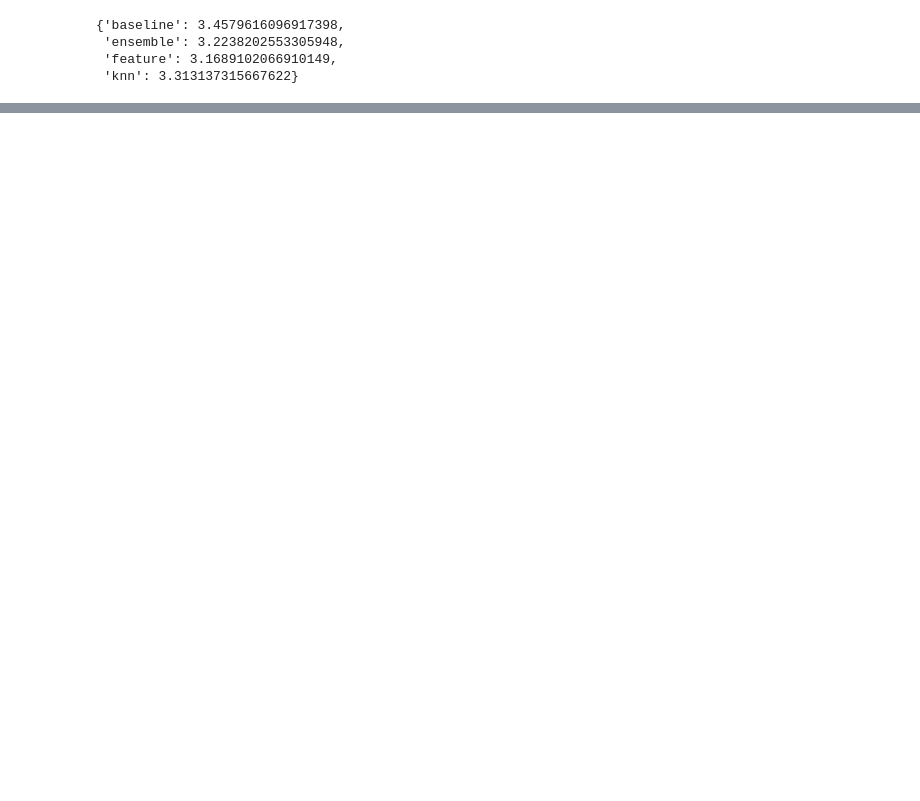
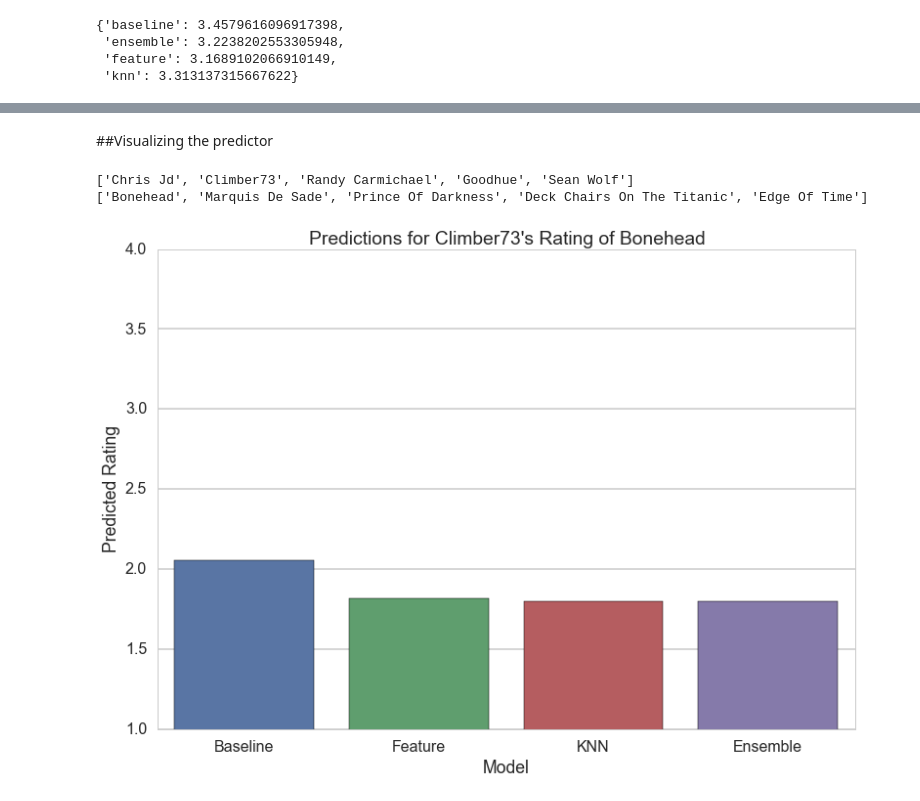
Before and after one commit to nolefp/cs109-final-project, a Jupyter notebook: All Classifiers and Ensemble.ipynb, the cells around one changed output, grey strips where cells are left out. Drawn from its saved outputs; the diff is of its cells as text; code cells hidden in the pictures; blank space fills up the shorter version.

```diff
--- a/All Classifiers and Ensemble.ipynb
+++ b/All Classifiers and Ensemble.ipynb
@@ -727,0 +828,11 @@ with open('predictions_all.json', 'w') as outfile:
+# %%
+allpossibledict_names = {}
+for user, dict1 in allpossibledict.iteritems():
+    subdict = {}
+    for climb, dict2 in dict1.iteritems():
+        subdict.update({climbIDtoName[climb]: dict2})
+    allpossibledict_names.update({userIDtoName[user]: subdict})
+# %%
+usernamelist = allpossibledict_names.keys()
+# %%
+climbnamelist = allpossibledict_names[usernamelist[0]].keys()
@@ -727,0 +848,23 @@ with open('predictions_all.json', 'w') as outfile:
+# %% [markdown]
+##Visualizing the predictor
+# %%
+def getclimbprediction(user, climb, ax=None):
+    if user not in usernamelist:
+        print "Error: Eser not found.  Please enter a valid username."
+    elif climb not in climbnamelist:
+        print "Error: Climb not found.  Please enter a valid climb name."
+    else:
+        datadict = allpossibledict_names[user][climb]
+        datalist = [['Baseline', datadict['baseline']], ['Feature', datadict['feature']], ['KNN', datadict['knn']], ['Ensemble', datadict['ensemble']]]
+        data = pd.DataFrame(datalist)
+        data.columns = ['Model', 'Prediction']
+        if ax == None:
+            sns.barplot(x="Model", y="Prediction", data=data)
+            plt.ylim((1,4))
+            plt.ylabel(("Predicted Rating"))
+            plt.title(("Predictions for " + user + "'s Rating of " + climb))
+        else:
+            sns.barplot(x="Model", y="Prediction", data=data, ax=ax)
+            ax.set_ylim((1,4))
+            ax.set_ylabel(("Predicted Rating"))
+            ax.set_title(("Predictions for " + user + "'s\nRating of " + climb))
@@ -727,0 +899,10 @@ with open('predictions_all.json', 'w') as outfile:
+# %%
+print usernamelist[:5]
+print climbnamelist[:5]
+# %% [output]
+['Chris Jd', 'Climber73', 'Randy Carmichael', 'Goodhue', 'Sean Wolf']
+['Bonehead', 'Marquis De Sade', 'Prince Of Darkness', 'Deck Chairs On The Titanic', 'Edge Of Time']
+# %%
+getclimbprediction('Climber73', 'Bonehead')
+# %% [output]
+[figure, added]
```
Also changed, not shown: parts of 70 cells of this notebook, 3 other files.
